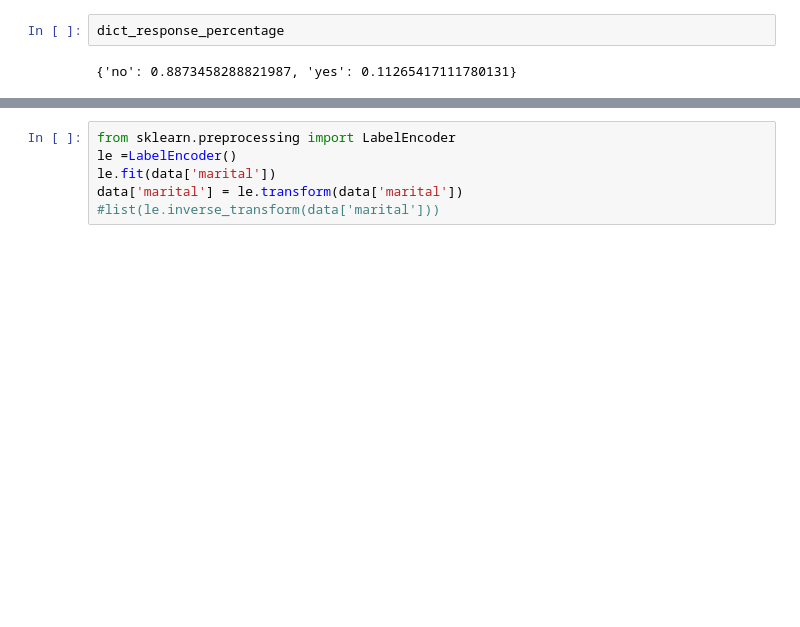
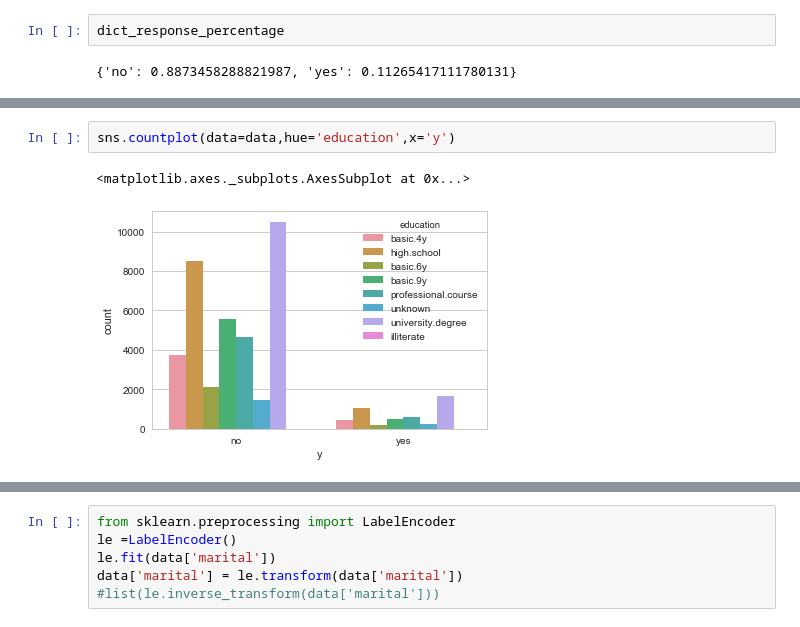
Before and after one commit to agupta98/Machine-Learning, a Jupyter notebook: bank-additional/DataAnlysis.ipynb, the cells around one changed output, grey strips where cells are left out. Cells and saved outputs as stored; diff of their text form; blank space fills up the shorter version.

```diff
--- a/bank-additional/DataAnlysis.ipynb
+++ b/bank-additional/DataAnlysis.ipynb
@@ -117,0 +118,5 @@ data.head(10)
+# %%
+sns.countplot(data=data,hue='education',x='y')
+# %% [output]
+<matplotlib.axes._subplots.AxesSubplot at 0x...>
+[figure, added]
```
Also changed, not shown: parts of 43 cells of this notebook, 10 other files.
